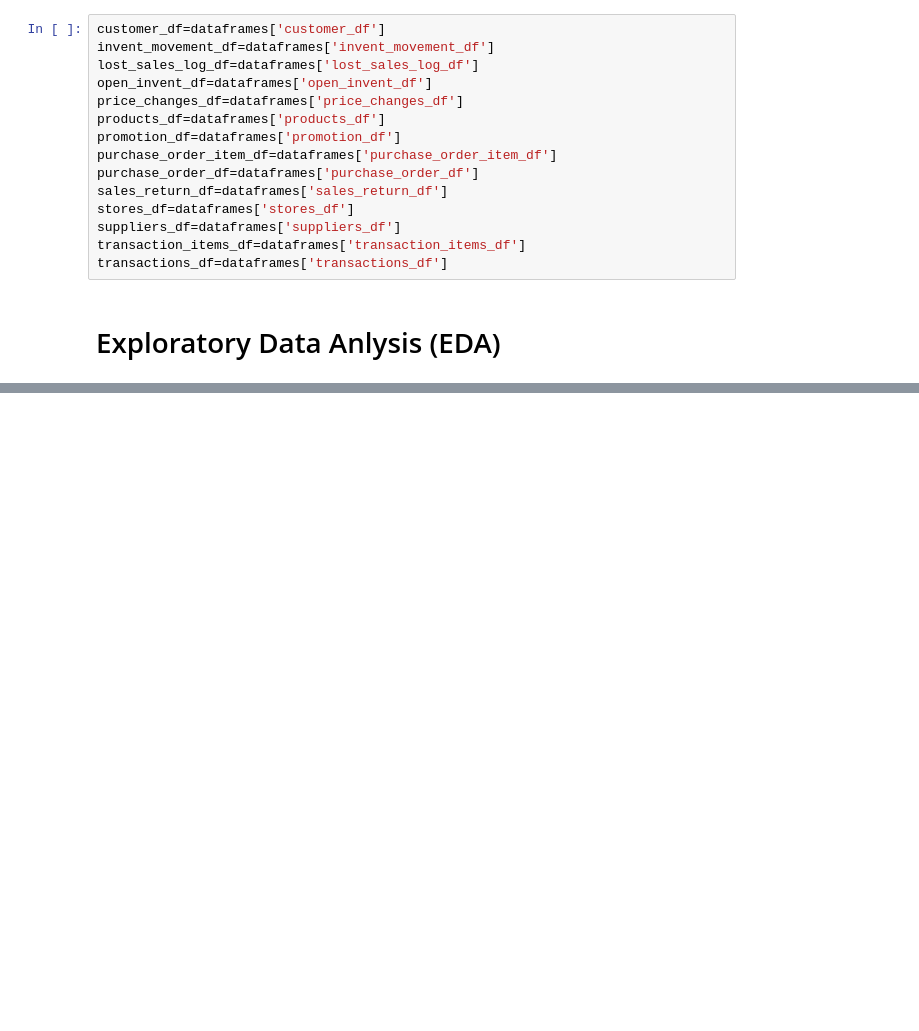
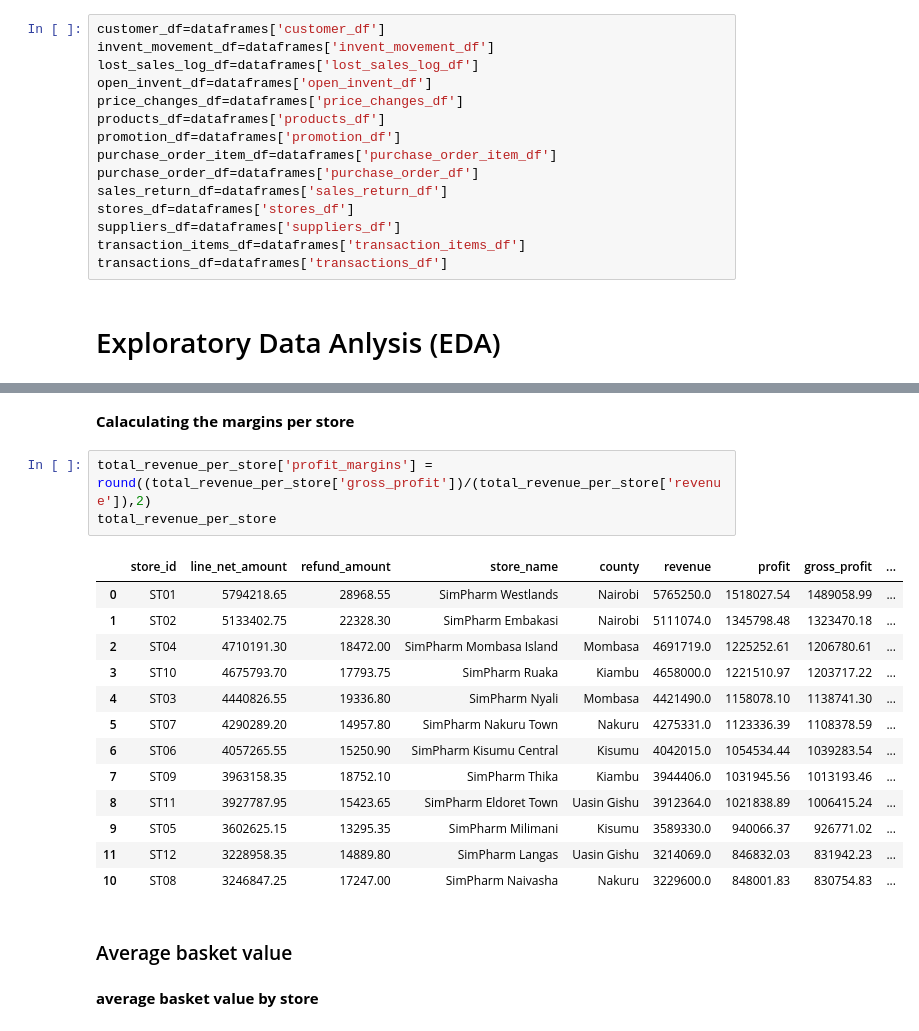
Before and after one commit to MwangiJoseph-25/pharmacy_retail_intelligence, a Jupyter notebook: Notebooks/EDA.ipynb, the cells around one changed output, grey strips where cells are left out. Saved outputs shown, nothing was run; the diff lists cells and outputs as text; blank space fills up the shorter version.

```diff
--- a/Notebooks/EDA.ipynb
+++ b/Notebooks/EDA.ipynb
@@ -72,0 +321,23 @@ memory usage: 48.4 KB
+# %% [markdown]
+**Calaculating the margins per store**
+# %%
+total_revenue_per_store['profit_margins'] = round((total_revenue_per_store['gross_profit'])/(total_revenue_per_store['revenue']),2)
+total_revenue_per_store
+# %% [output]
+|  | store_id | line_net_amount | refund_amount | store_name | county | revenue | profit | gross_profit | ... |
+| 0 | ST01 | 5794218.65 | 28968.55 | SimPharm Westlands | Nairobi | 5765250.0 | 1518027.54 | 1489058.99 | ... |
+| 1 | ST02 | 5133402.75 | 22328.30 | SimPharm Embakasi | Nairobi | 5111074.0 | 1345798.48 | 1323470.18 | ... |
+| 2 | ST04 | 4710191.30 | 18472.00 | SimPharm Mombasa Island | Mombasa | 4691719.0 | 1225252.61 | 1206780.61 | ... |
+| 3 | ST10 | 4675793.70 | 17793.75 | SimPharm Ruaka | Kiambu | 4658000.0 | 1221510.97 | 1203717.22 | ... |
+| 4 | ST03 | 4440826.55 | 19336.80 | SimPharm Nyali | Mombasa | 4421490.0 | 1158078.10 | 1138741.30 | ... |
+| 5 | ST07 | 4290289.20 | 14957.80 | SimPharm Nakuru Town | Nakuru | 4275331.0 | 1123336.39 | 1108378.59 | ... |
+| 6 | ST06 | 4057265.55 | 15250.90 | SimPharm Kisumu Central | Kisumu | 4042015.0 | 1054534.44 | 1039283.54 | ... |
+| 7 | ST09 | 3963158.35 | 18752.10 | SimPharm Thika | Kiambu | 3944406.0 | 1031945.56 | 1013193.46 | ... |
+| 8 | ST11 | 3927787.95 | 15423.65 | SimPharm Eldoret Town | Uasin Gishu | 3912364.0 | 1021838.89 | 1006415.24 | ... |
+| 9 | ST05 | 3602625.15 | 13295.35 | SimPharm Milimani | Kisumu | 3589330.0 | 940066.37 | 926771.02 | ... |
+| 11 | ST12 | 3228958.35 | 14889.80 | SimPharm Langas | Uasin Gishu | 3214069.0 | 846832.03 | 831942.23 | ... |
+| 10 | ST08 | 3246847.25 | 17247.00 | SimPharm Naivasha | Nakuru | 3229600.0 | 848001.83 | 830754.83 | ... |
+# %% [markdown]
+### Average basket value
+# %% [markdown]
+**average basket value by store**
```
Also changed, not shown: parts of 54 cells of this notebook.
